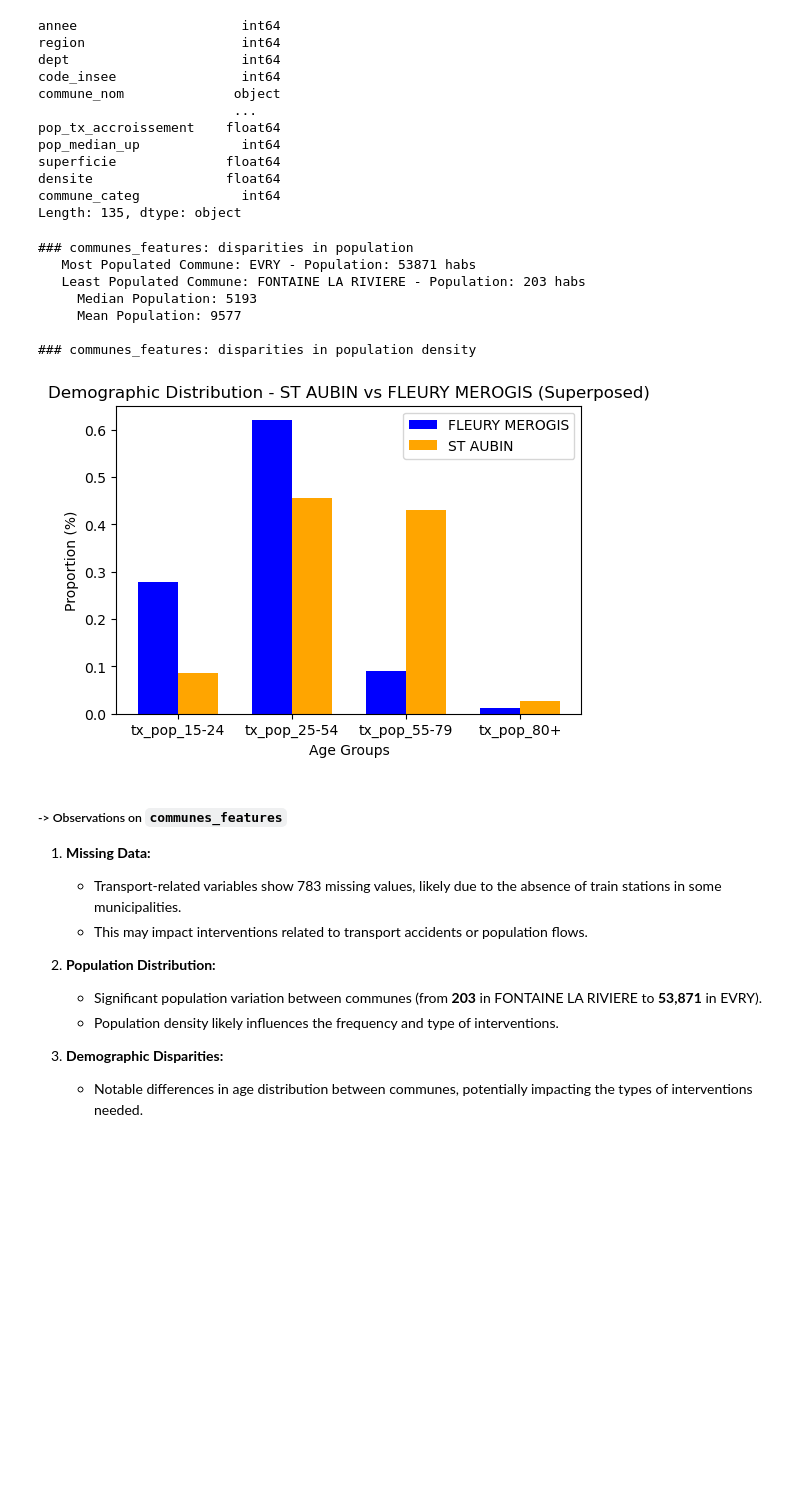
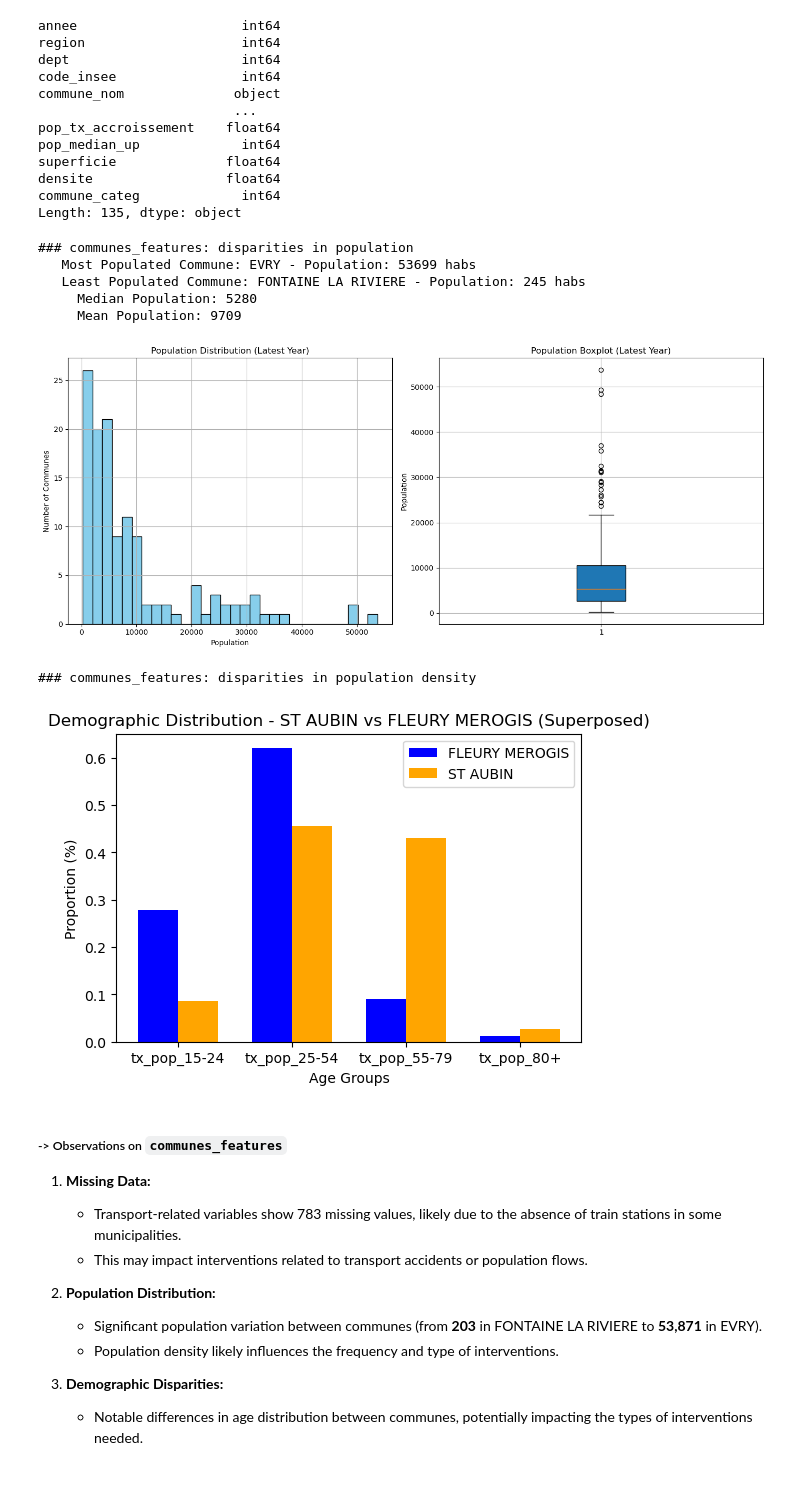
Before and after one commit to XwaeK/DataCamp2024_group_project, a Jupyter notebook: sdis91_estimation_starting_kit.ipynb, the cells around one changed output. Cells and saved outputs as stored; diff of their text form; code cells hidden in the pictures; blank space fills up the shorter version.

```diff
--- a/sdis91_estimation_starting_kit.ipynb
+++ b/sdis91_estimation_starting_kit.ipynb
@@ -388,18 +391,42 @@ superficie              float64
 densite                 float64
 commune_categ             int64
 Length: 135, dtype: object
+# %%
+latest_population = communes_features.loc[communes_features.groupby('commune_nom')['annee'].idxmax()]
+
+print("\n### communes_features: disparities in population")
+max_pop = latest_population.loc[latest_population['pop_pop'].idxmax()]
+print(f"   Most Populated Commune: {max_pop['commune_nom']} - Population: {int(max_pop['pop_pop'])} habs")
+min_pop = latest_population.loc[latest_population['pop_pop'].idxmin()]
+print(f"   Least Populated Commune: {min_pop['commune_nom']} - Population: {int(min_pop['pop_pop'])} habs")
+median_pop = latest_population['pop_pop'].median()
+mean_pop = latest_population['pop_pop'].mean()
+print(f"     Median Population: {int(median_pop)}")
+print(f"     Mean Population: {int(mean_pop)}")
+
+fig, axs = plt.subplots(1, 2, figsize=(14, 6))
+
+axs[0].hist(latest_population['pop_pop'], bins=30, color='skyblue', edgecolor='black')
+axs[0].set_title('Population Distribution (Latest Year)')
+axs[0].set_xlabel('Population')
+axs[0].set_ylabel('Number of Communes')
+axs[0].grid(True)
+
+axs[1].boxplot(latest_population['pop_pop'], vert=True, patch_artist=True)
+axs[1].set_title('Population Boxplot (Latest Year)')
+axs[1].set_ylabel('Population')
+axs[1].grid(True)
+
+plt.tight_layout()
+plt.show()
+# %% [output]
+### communes_features: disparities in population
+   Most Populated Commune: EVRY - Population: 53699 habs
+   Least Populated Commune: FONTAINE LA RIVIERE - Population: 245 habs
+     Median Population: 5280
+     Mean Population: 9709
+[figure, added]
 # %%
-print("\n### communes_features: disparities in population")
-max_pop = communes_features.loc[communes_features['pop_pop'].idxmax()]
-print(f"   Most Populated Commune: {max_pop['commune_nom']} - Population: {int(max_pop['pop_pop'])} habs")
-min_pop = communes_features.loc[communes_features['pop_pop'].idxmin()]
-print(f"   Least Populated Commune: {min_pop['commune_nom']} - Population: {int(min_pop['pop_pop'])} habs")
-median_pop = communes_features['pop_pop'].median()
-mean_pop = communes_features['pop_pop'].mean()
-print(f"     Median Population: {int(median_pop)}")
-print(f"     Mean Population: {int(mean_pop)}")
-
-
 print("\n### communes_features: disparities in population density")
 demographic_cols = ['tx_pop_15-24', 'tx_pop_25-54', 'tx_pop_55-79', 'tx_pop_80+']
 selected_cities = communes_features[communes_features['commune_nom'].isin(['ST AUBIN', 'FLEURY MEROGIS'])]
@@ -419,12 +446,6 @@ ax.set_xticklabels(demographic_cols)
 ax.legend()
 plt.show()
 # %% [output]
-### communes_features: disparities in population
-   Most Populated Commune: EVRY - Population: 53871 habs
-   Least Populated Commune: FONTAINE LA RIVIERE - Population: 203 habs
-     Median Population: 5193
-     Mean Population: 9577
-
 ### communes_features: disparities in population density
 [figure]
 # %% [markdown]
```
Also changed, not shown: parts of 2 cells of this notebook.
